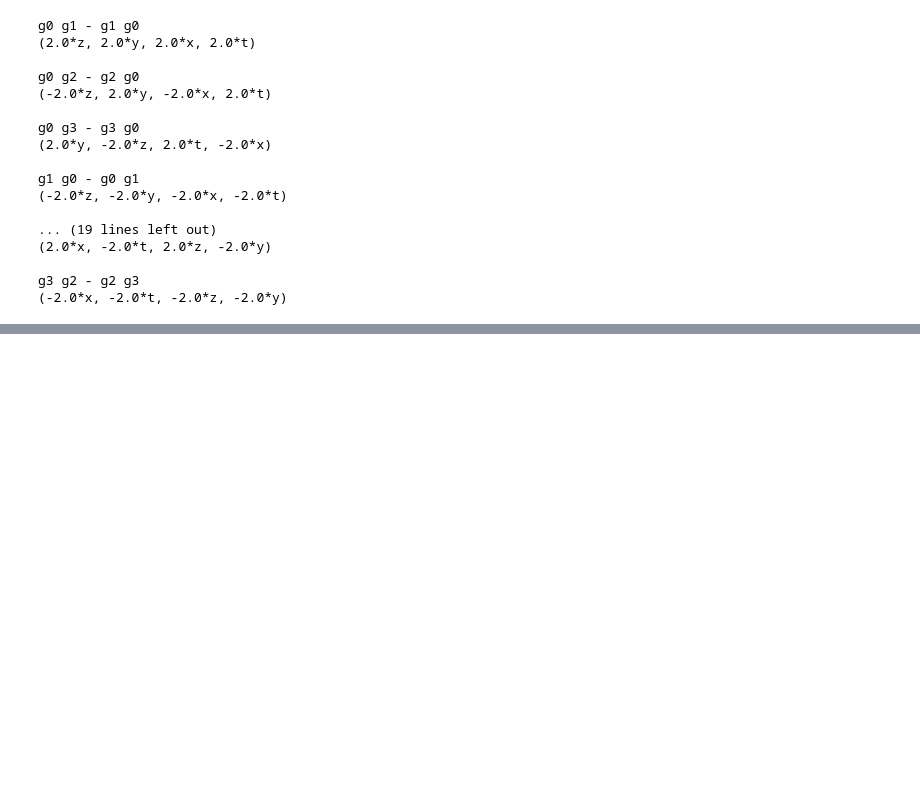
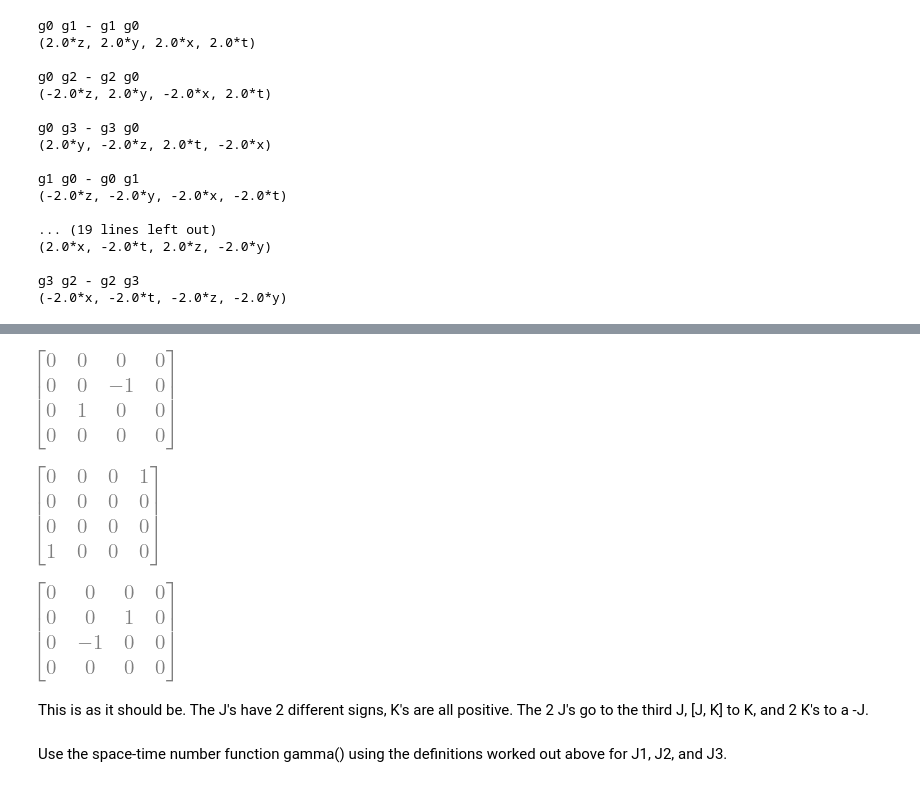
Before and after one commit to dougsweetser/space-time_numbers, a Jupyter notebook: 2022-04-22__gamma_matrices__DS.ipynb, the cells around one changed output, grey strips where cells are left out. Cells and saved outputs as stored; diff of their text form; code cells hidden in the pictures; blank space fills up the shorter version.

```diff
--- a/2022-04-22__gamma_matrices__DS.ipynb
+++ b/2022-04-22__gamma_matrices__DS.ipynb
@@ -887,0 +569,35 @@ I
+# %%
+def commutator_m(m_1, m_2):
+    return (m_1 * m_2 - m_2 * m_1)
+
+def commutator(q_1: Q, q_2: Q) -> Q:
+    """Calculate the communtator of two quaternions
+
+       [q_1, q_2] = (q_1 q_2 - q_2 q_1) / normalize
+
+       Args:
+         q_1: Q   first space-time number
+         q_2: Q   second space-time number
+         normalize: float   divide by the normalize number
+
+       Returns:
+          Q   the conjugate
+       """
+    return dif(product(q_1, q_2), product(q_2, q_1))
+
+def commutators(q_1: Qs, q_2: Qs, normalize: float=2.0) -> Qs:
+    f"""{commutator.__doc__}""".replace("Q", "Qs")
+    return Qs([commutator(q_11, q_22, normalize) for q_11, q_22 in zip(q_1.qs, q_2.qz)], qs_type=q_1.qs_type, rows=q_1.rows,
+              columns=q_1.columns)
+# %%
+display(commutator_m(J1, J2))
+display(commutator_m(J1, K2))
+display(commutator_m(K1, K2))
+# %% [output]
+[figure, added]
+[figure, added]
+[figure, added]
+# %% [markdown]
+This is as it should be. The J's have 2 different signs, K's are all positive. The 2 J's go to the third J, \[J, K\] to K, and 2 K's to a -J.
+# %% [markdown]
+Use the space-time number function gamma() using the definitions worked out above for J1, J2, and J3.
```
Also changed, not shown: parts of 51 cells of this notebook, 2 other files.
